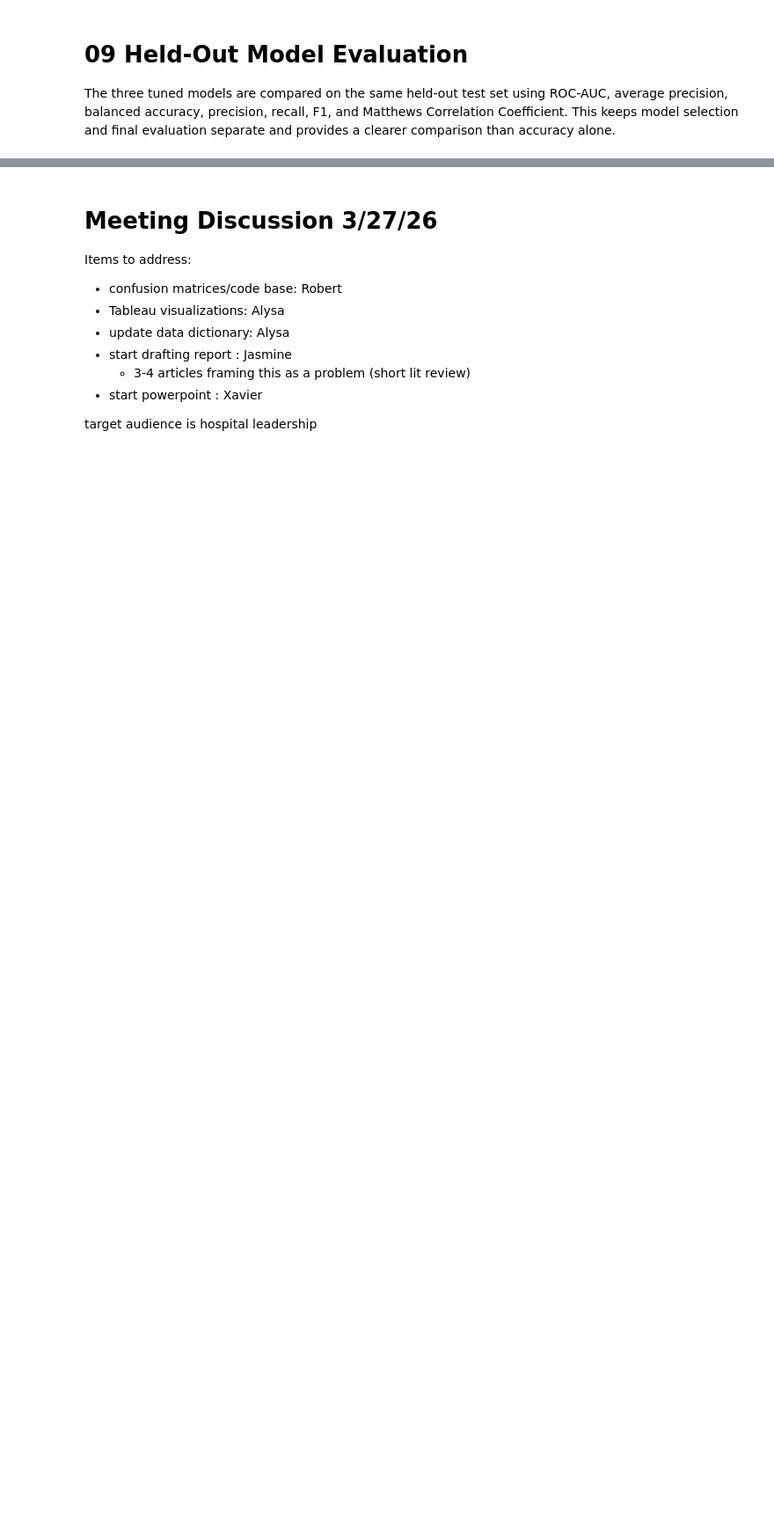
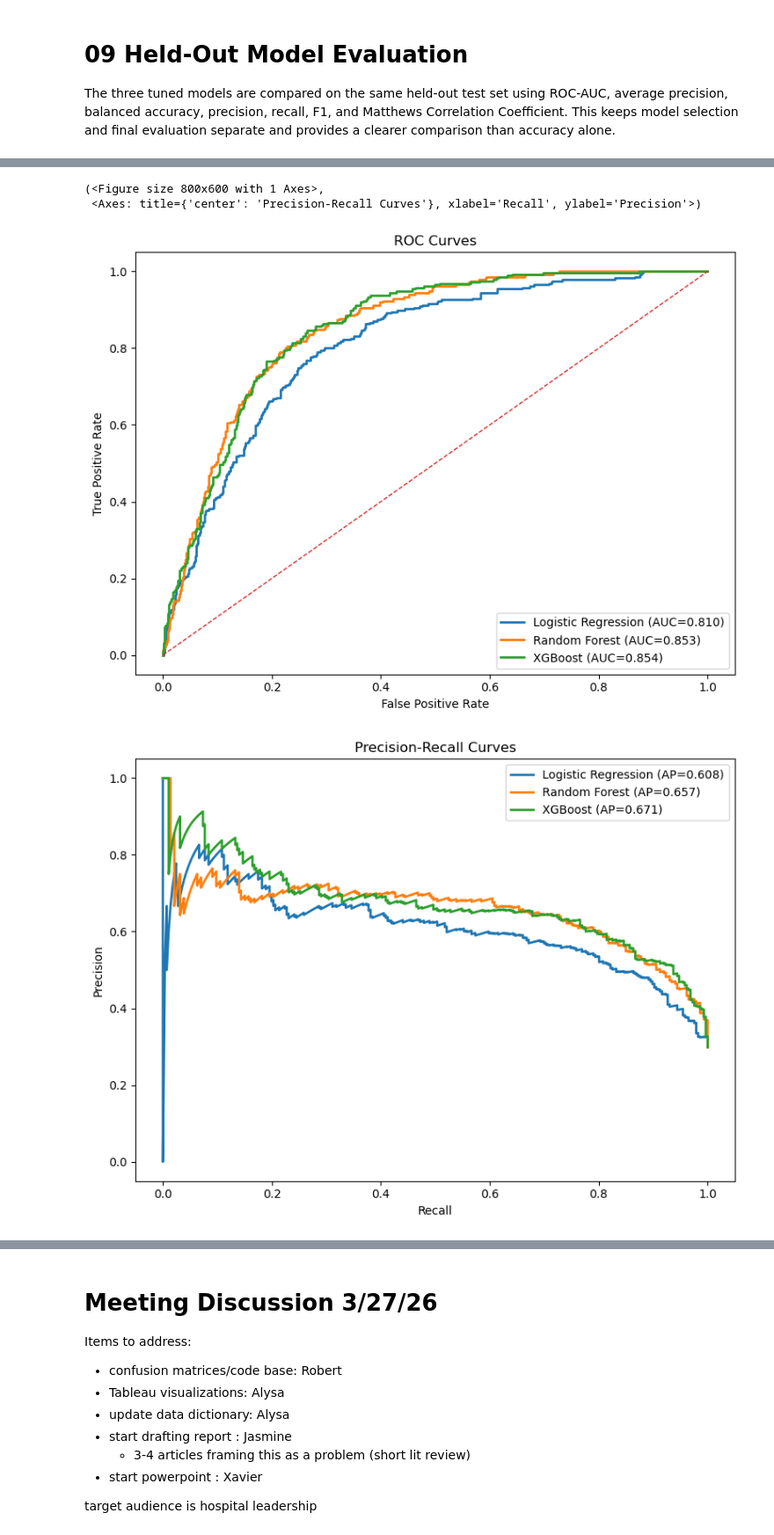
Before and after one commit to Rjashby1/cms-hai-risk-prediction, a Jupyter notebook: code/main_pipeline.ipynb, the cells around one changed output, grey strips where cells are left out. Shown at 88% size. Saved outputs shown, nothing was run; the diff lists cells and outputs as text; code cells hidden in the pictures; blank space fills up the shorter version.

```diff
--- a/code/main_pipeline.ipynb
+++ b/code/main_pipeline.ipynb
@@ -184,7 +320,13 @@ from sklearn.pipeline import Pipeline
 from sklearn.preprocessing import OneHotEncoder, StandardScaler
 # %%
 # Train/test split for final held-out evaluation
-X = final_df.drop(columns=['HAI_at_risk', 'Facility ID'])
+X = final_df.drop(columns=['HAI_at_risk',
+                           'Facility ID',
+                           'Hospital overall rating',
+                           'Hospital Type',
+                           'Hospital Ownership'
+                           ]
+                )
 y = final_df['HAI_at_risk']
 
 X_train, X_test, y_train, y_test = train_test_split(
@@ -420,0 +641,3 @@ display(results_df)
+# %%
+step_09 = importlib.import_module("09_evaluator")
+importlib.reload(step_09)
@@ -420,0 +646,16 @@ display(results_df)
+# %%
+models = {
+    "Logistic Regression": logreg_best,
+    "Random Forest": rf_best,
+    "XGBoost": xgb_best
+}
+
+results_df = step_09.compare_models(
+    models=models,
+    X_eval=X_test,
+    y_eval=y_test,
+    threshold=0.50,
+    save_csv=True
+)
+
+display(results_df)
@@ -420,0 +733,4 @@ display(results_df)
+# %%
+step_09.plot_roc_curves(models, X_test, y_test, save_plot=True)
+step_09.plot_precision_recall_curves(models, X_test, y_test, save_plot=True)
+# %% [output]
@@ -420,0 +739,4 @@ display(results_df)
+(<Figure size 800x600 with 1 Axes>,
+ <Axes: title={'center': 'Precision-Recall Curves'}, xlabel='Recall', ylabel='Precision'>)
+[figure, added]
+[figure, added]
```
Also changed, not shown: parts of 23 cells of this notebook, 6 other files.
